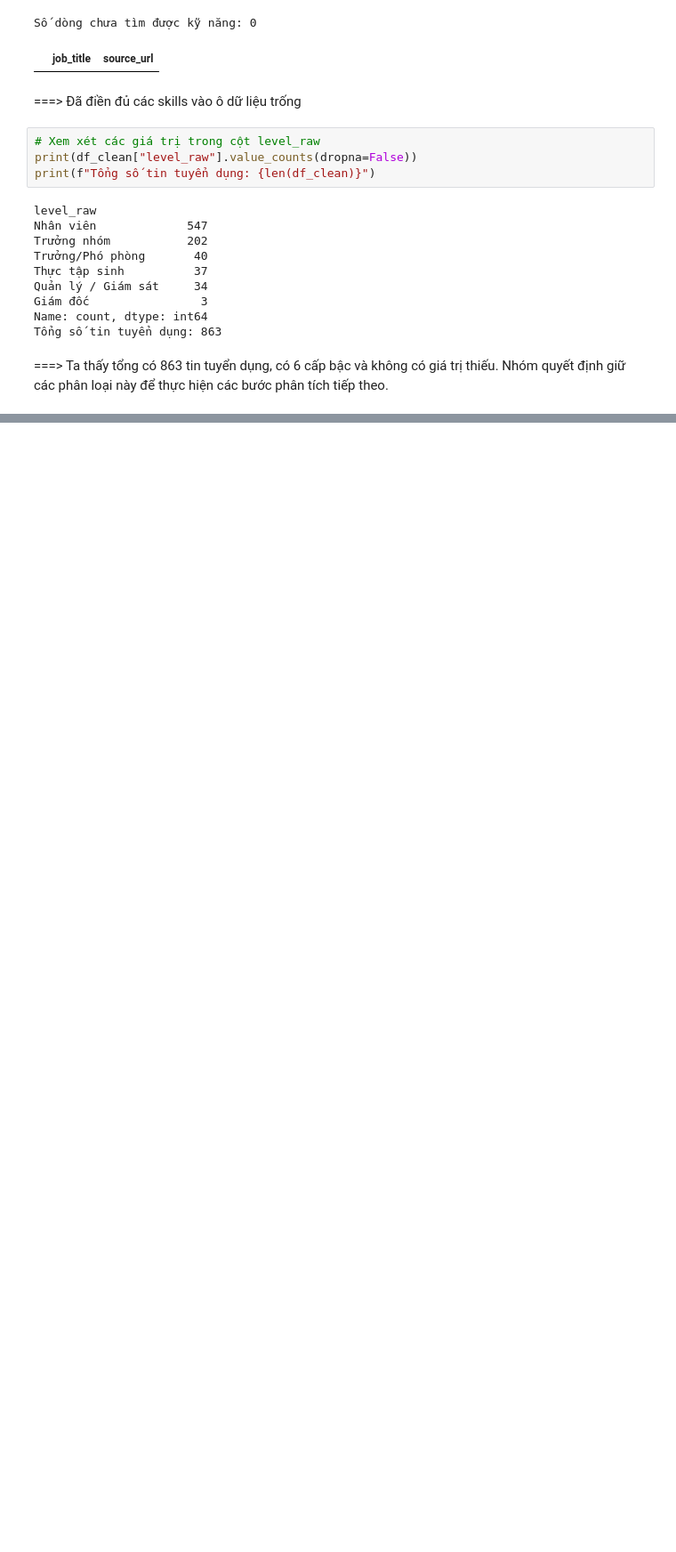
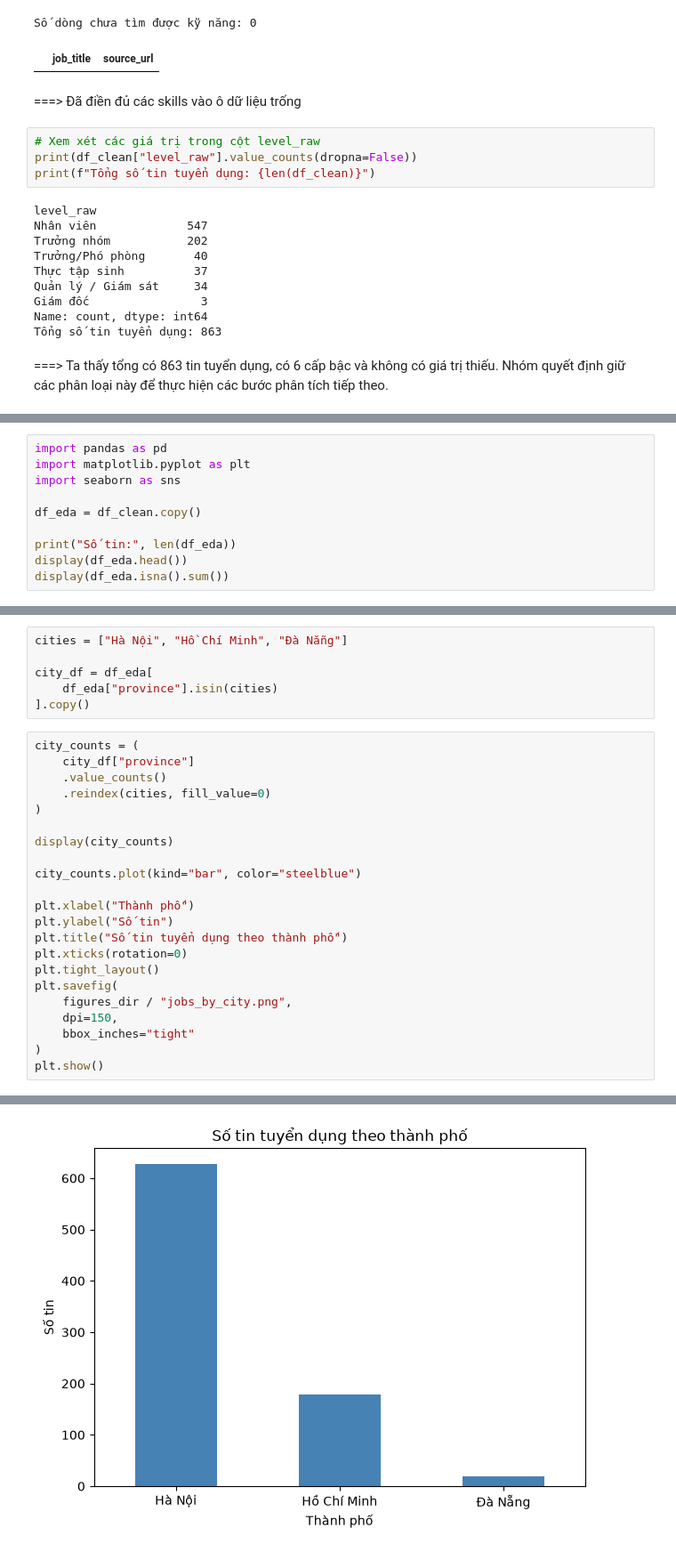
Before and after one commit to maithanhai/data-mining, a Jupyter notebook: notebooks/Nhom07_MiningPipeline.ipynb, the cells around one changed output, grey strips where cells are left out. Shown at 89% size. Drawn from its saved outputs; the diff is of its cells as text; blank space fills up the shorter version.

```diff
--- a/notebooks/Nhom07_MiningPipeline.ipynb
+++ b/notebooks/Nhom07_MiningPipeline.ipynb
@@ -531,0 +540,10 @@ Kích thước dữ liệu sạch: 863
+# %%
+import pandas as pd
+import matplotlib.pyplot as plt
+import seaborn as sns
+
+df_eda = df_clean.copy()
+
+print("Số tin:", len(df_eda))
+display(df_eda.head())
+display(df_eda.isna().sum())
@@ -531,0 +1146,29 @@ Kích thước dữ liệu sạch: 863
+# %%
+cities = ["Hà Nội", "Hồ Chí Minh", "Đà Nẵng"]
+
+city_df = df_eda[
+    df_eda["province"].isin(cities)
+].copy()
+# %%
+city_counts = (
+    city_df["province"]
+    .value_counts()
+    .reindex(cities, fill_value=0)
+)
+
+display(city_counts)
+
+city_counts.plot(kind="bar", color="steelblue")
+
+plt.xlabel("Thành phố")
+plt.ylabel("Số tin")
+plt.title("Số tin tuyển dụng theo thành phố")
+plt.xticks(rotation=0)
+plt.tight_layout()
+plt.savefig(
+    figures_dir / "jobs_by_city.png",
+    dpi=150,
+    bbox_inches="tight"
+)
+plt.show()
+# %% [output]
@@ -531,0 +1180 @@ Kích thước dữ liệu sạch: 863
+[figure, added]
```
Also changed, not shown: parts of 56 cells of this notebook, 14 other files.
